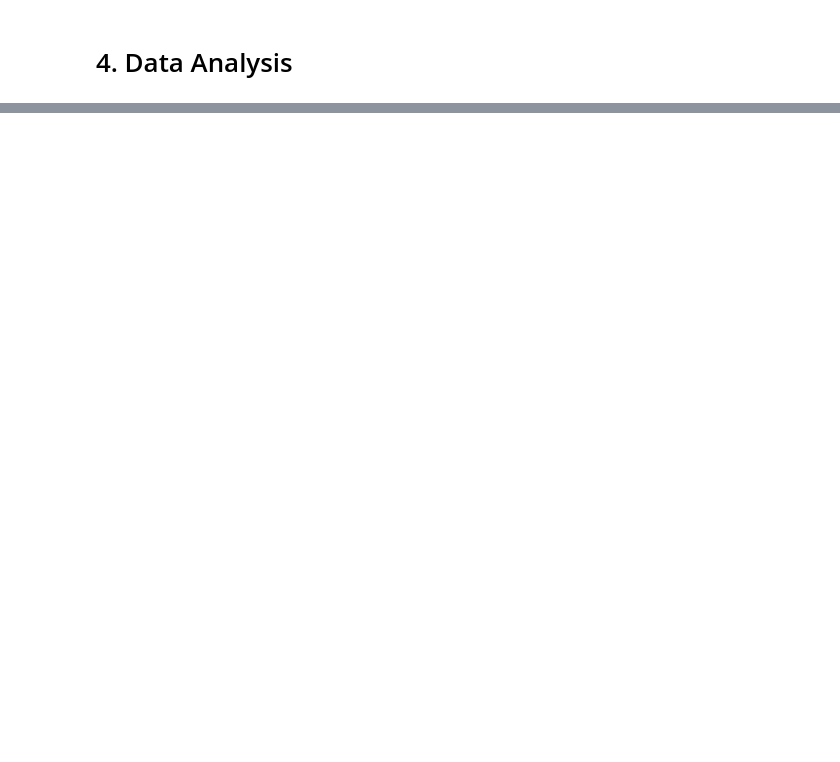
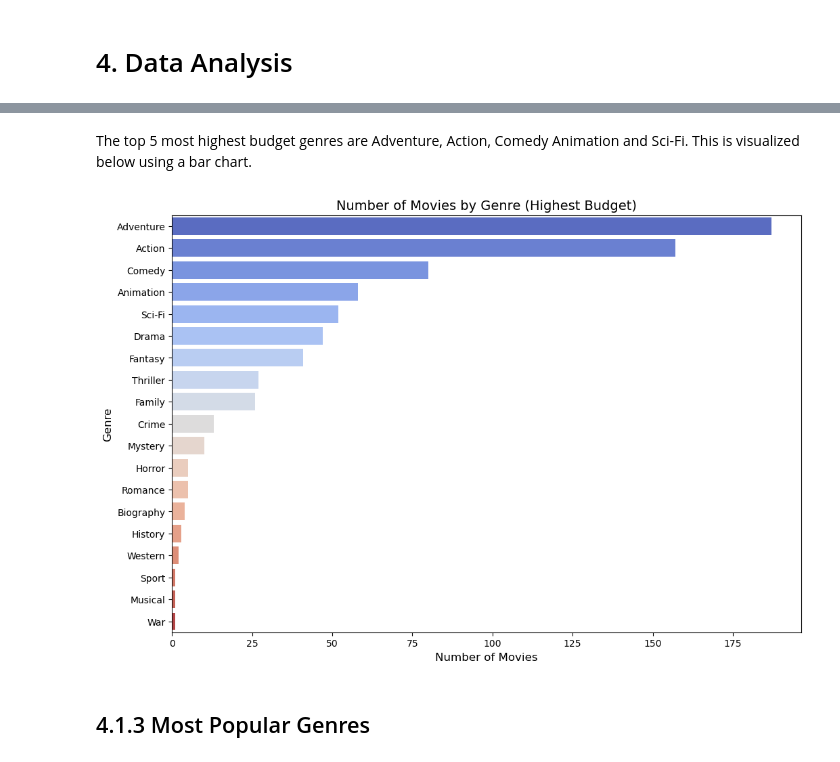
Before and after one commit to Deborah-Okeyo/group-eight-project, a Jupyter notebook: index.ipynb, the cells around one changed output, grey strips where cells are left out. Cells and saved outputs as stored; diff of their text form; code cells hidden in the pictures; blank space fills up the shorter version.

```diff
--- a/index.ipynb
+++ b/index.ipynb
@@ -648,0 +788,49 @@ movies_df = movies.sort_values('year', ascending=False)
+# %% [markdown]
+The top 5 most highest budget genres are Adventure, Action, Comedy Animation and Sci-Fi. This is visualized below using a bar chart.
+# %%
+
+
+# Data preparation
+data = [
+    ('Adventure', 187),
+    ('Action', 157),
+    ('Comedy', 80),
+    ('Animation', 58),
+    ('Sci-Fi', 52),
+    ('Drama', 47),
+    ('Fantasy', 41),
+    ('Thriller', 27),
+    ('Family', 26),
+    ('Crime', 13),
+    ('Mystery', 10),
+    ('Horror', 5),
+    ('Romance', 5),
+    ('Biography', 4),
+    ('History', 3),
+    ('Western', 2),
+    ('Sport', 1),
+    ('Musical', 1),
+    ('War', 1)
+]
+
+# Convert data into DataFrame
+df = pd.DataFrame(data, columns=['Genre', 'Number_of_Movies'])
+
+# Plot creation
+fig, ax = plt.subplots(figsize=(12, 8))
+sns.barplot(x='Number_of_Movies', y='Genre', data=df, ax=ax, palette='coolwarm')
+
+# Customizing the plot
+ax.set_title('Number of Movies by Genre (Highest Budget)', fontsize=14)
+ax.set_xlabel("Number of Movies", fontsize=12)
+ax.set_ylabel("Genre", fontsize=12)
+
+# Save the plot
+fig.savefig('Highest_Budget_Genres.png')
+
+# Show the plot
+plt.show()
+# %% [output]
+[figure, added]
+# %% [markdown]
+## 4.1.3 Most Popular Genres
```
Also changed, not shown: parts of 13 cells of this notebook.
